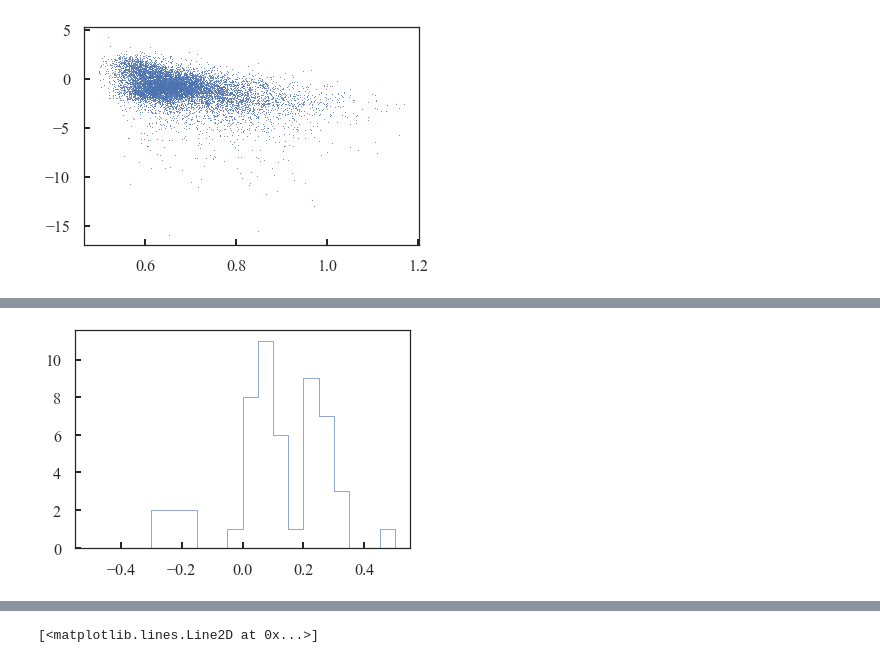
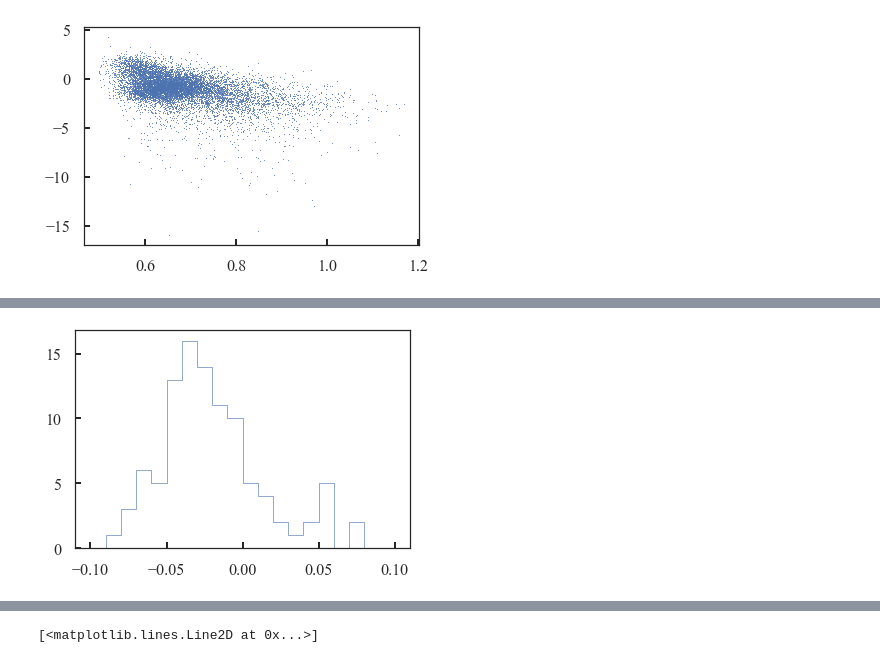
Before and after one commit to jls713/gaia_dr2_spectro, a Jupyter notebook: notebooks/APOGEETGAS_TEST.ipynb, the cells around one changed output, grey strips where cells are left out. Drawn from its saved outputs; the diff is of its cells as text; code cells hidden in the pictures.

```diff
--- a/notebooks/APOGEETGAS_TEST.ipynb
+++ b/notebooks/APOGEETGAS_TEST.ipynb
@@ -39,7 +39,7 @@ plt.colorbar()
 # %%
-plt.hist(results['logg']-resultsG['logg'],range=[-.5,.5],bins=20, histtype='step');
+plt.hist(results['logg']-resultsG['logg'],range=[-.1,.1],bins=20, histtype='step');
 # %% [output]
-[figure, old version]
+[figure, new version]
 # %%
 plt.hist(results['log10_age']-resultsG['log10_age'],range=[-1.,1.],bins=20, histtype='step');
 # %% [output]
```
Also changed, not shown: parts of 12 cells of this notebook, 21 other files.
